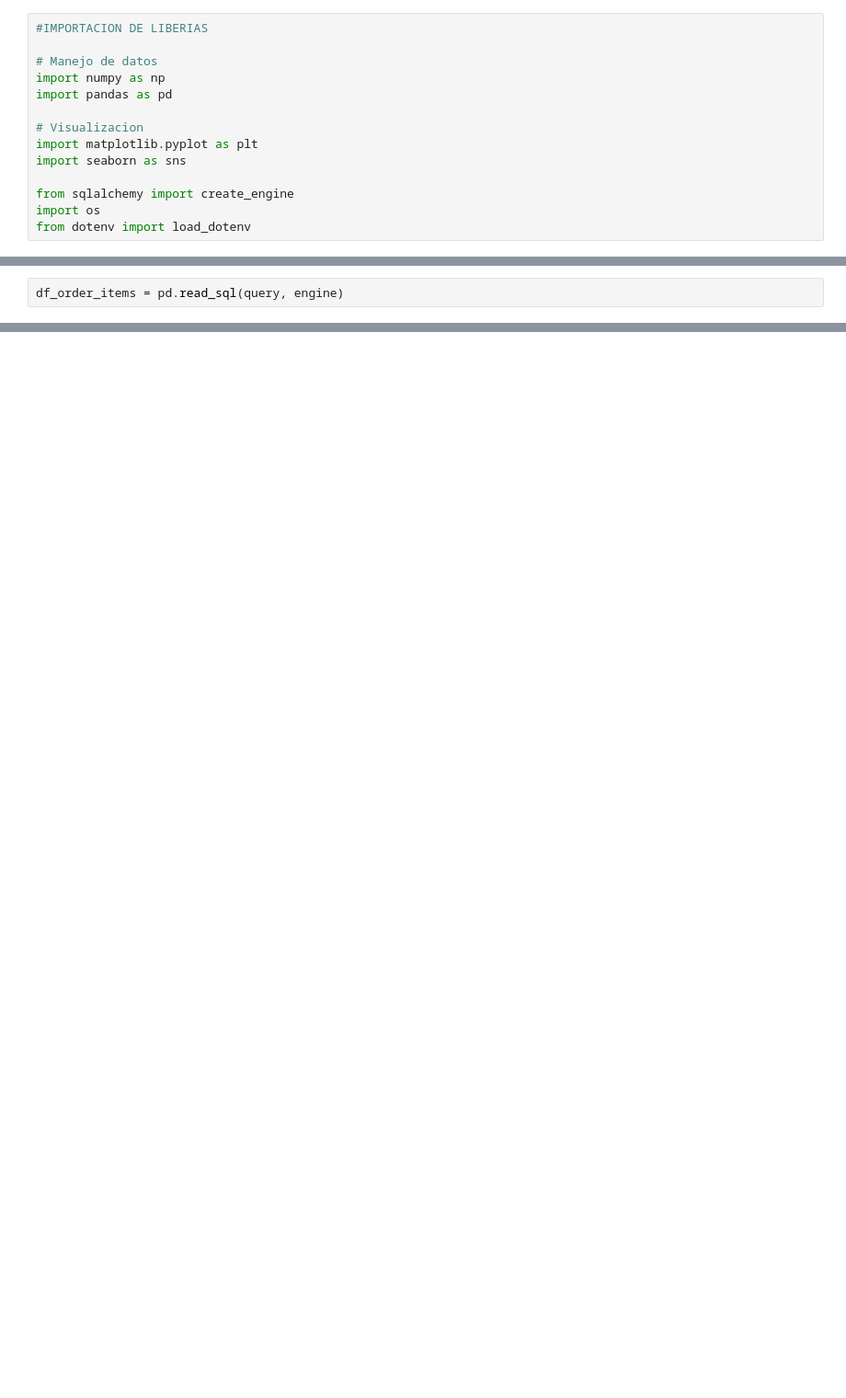
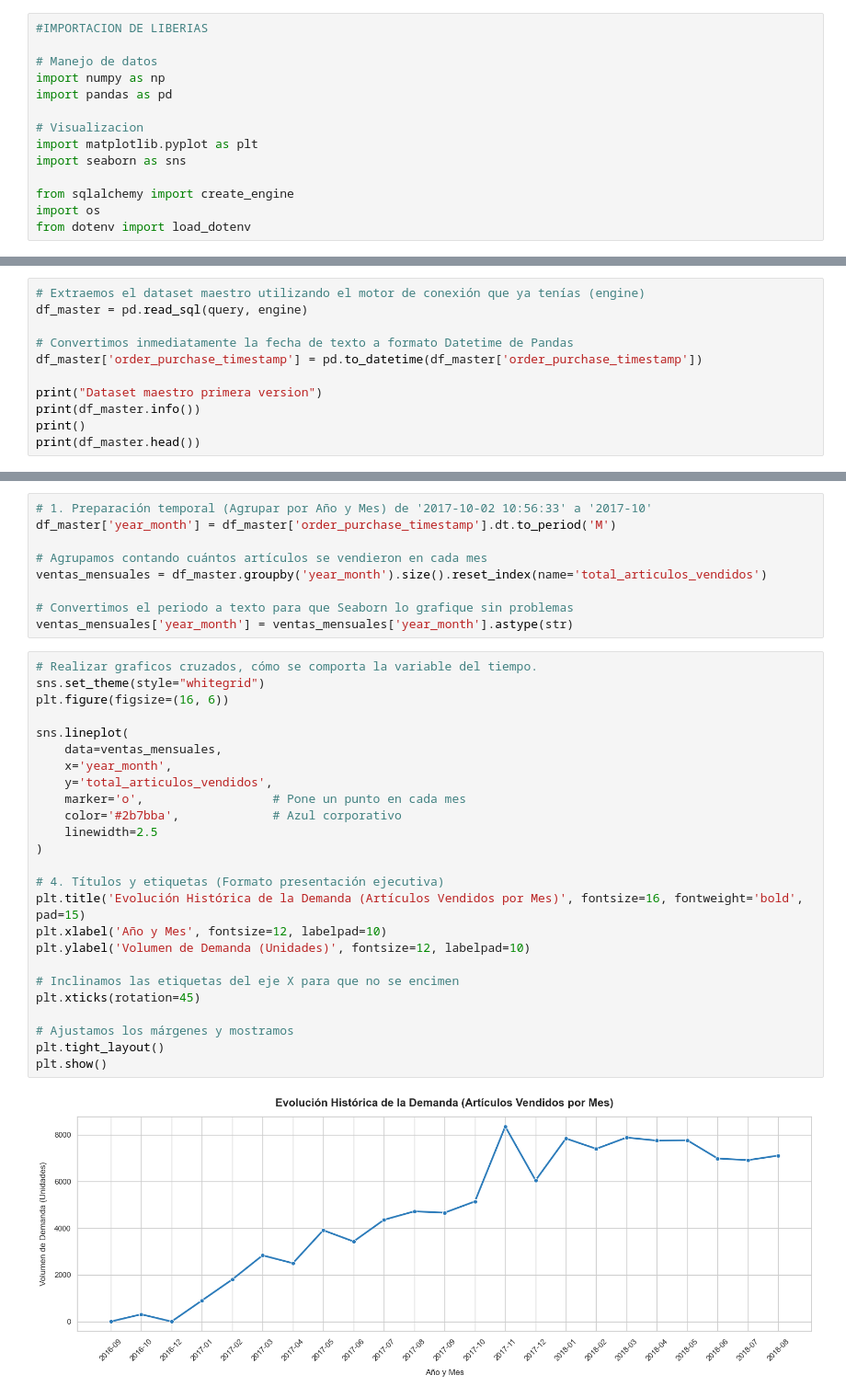
Before and after one commit to Carolina-Lezama/ecommerce-demand-predictor, a Jupyter notebook: notebooks/df_master_eda.ipynb, the cells around one changed output, grey strips where cells are left out. Shown at 92% size. Saved outputs shown, nothing was run; the diff lists cells and outputs as text; blank space fills up the shorter version.

```diff
--- a/notebooks/df_master_eda.ipynb
+++ b/notebooks/df_master_eda.ipynb
@@ -50,2 +46,11 @@ porque omitir i.order_item_id pense que este ayudaria a identificar si hacer mas
 # %%
-df_order_items = pd.read_sql(query, engine)
+# Extraemos el dataset maestro utilizando el motor de conexión que ya tenías (engine)
+df_master = pd.read_sql(query, engine)
+
+# Convertimos inmediatamente la fecha de texto a formato Datetime de Pandas
+df_master['order_purchase_timestamp'] = pd.to_datetime(df_master['order_purchase_timestamp'])
+
+print("Dataset maestro primera version")
+print(df_master.info())
+print()
+print(df_master.head())
@@ -52 +75,37 @@ df_order_items = pd.read_sql(query, engine)
+# %%
+# 1. Preparación temporal (Agrupar por Año y Mes) de '2017-10-02 10:56:33' a '2017-10'
+df_master['year_month'] = df_master['order_purchase_timestamp'].dt.to_period('M')
+
+# Agrupamos contando cuántos artículos se vendieron en cada mes
+ventas_mensuales = df_master.groupby('year_month').size().reset_index(name='total_articulos_vendidos')
+
+# Convertimos el periodo a texto para que Seaborn lo grafique sin problemas
+ventas_mensuales['year_month'] = ventas_mensuales['year_month'].astype(str)
+# %%
+# Realizar graficos cruzados, cómo se comporta la variable del tiempo.
+sns.set_theme(style="whitegrid")
+plt.figure(figsize=(16, 6))
+
+sns.lineplot(
+    data=ventas_mensuales,
+    x='year_month',
+    y='total_articulos_vendidos',
+    marker='o',                  # Pone un punto en cada mes
+    color='#2b7bba',             # Azul corporativo
+    linewidth=2.5
+)
+
+# 4. Títulos y etiquetas (Formato presentación ejecutiva)
+plt.title('Evolución Histórica de la Demanda (Artículos Vendidos por Mes)', fontsize=16, fontweight='bold', pad=15)
+plt.xlabel('Año y Mes', fontsize=12, labelpad=10)
+plt.ylabel('Volumen de Demanda (Unidades)', fontsize=12, labelpad=10)
+
+# Inclinamos las etiquetas del eje X para que no se encimen
+plt.xticks(rotation=45)
+
+# Ajustamos los márgenes y mostramos
+plt.tight_layout()
+plt.show()
+# %% [output]
+[figure, added]
 # %%
```
Also changed, not shown: parts of 5 cells of this notebook.
